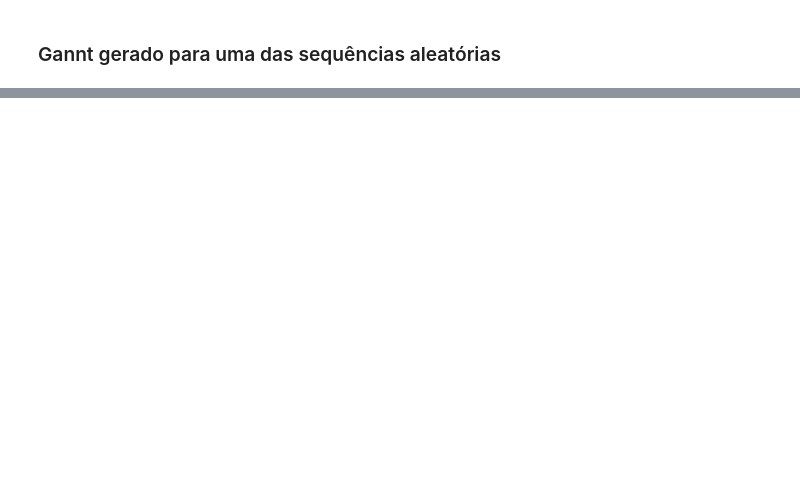
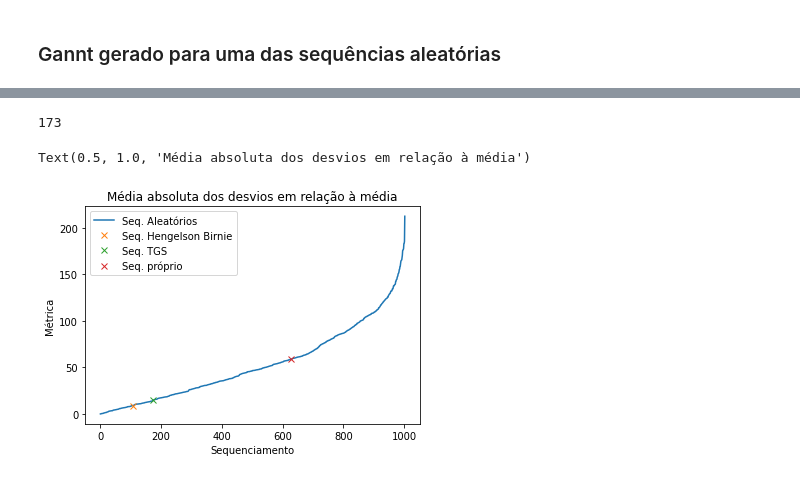
Before and after one commit to eduardolp/metodos_proj1, a Jupyter notebook: GanntGenerator.ipynb, the cells around one changed output, grey strips where cells are left out. Cells and saved outputs as stored; diff of their text form; code cells hidden in the pictures; blank space fills up the shorter version.

```diff
--- a/GanntGenerator.ipynb
+++ b/GanntGenerator.ipynb
@@ -182,0 +243,19 @@ DescribeResult(nobs=1003, minmax=(0.09359418282548448, 0.11719875346260378), mea
+# %%
+# Cria o DataFrame com as linhas representando as estações e a colunas os produtos
+arrays = [range(len(tarefasOrder)), ['Produto', 'Tempo', 'Desvio']]
+index = pd.MultiIndex.from_product(arrays, names=['Pos', 'state'])
+newmetric_df = pd.DataFrame(index=range(20), columns=index)
+
+newmetric_df.loc[:,pd.IndexSlice[:, 'Produto']]=np.array(tarefasOrder).transpose()
+newmetric_df.head()
+
+e4 = dados[3]
+
+for i in range(1000):
+    newmetric_df.loc[:, idx[i, 'Tempo']]=np.array(e4.loc[newmetric_df[i]['Produto']])
+
+for i in range(1000):
+    newmetric_df.loc[:, idx[i,'Desvio']] = newmetric_df.loc[:, idx[i,'Tempo']] - pd.Series([722]*20)
+# %%
+desvios_df = newmetric_df.loc[:, idx[:,['Desvio', 'Acumulado']]]
+desvios_df.head()
@@ -182,0 +271,3 @@ DescribeResult(nobs=1003, minmax=(0.09359418282548448, 0.11719875346260378), mea
+# %%
+acumulado = desvios_df.cumsum()
+acumulado.head()
@@ -182,0 +283,30 @@ DescribeResult(nobs=1003, minmax=(0.09359418282548448, 0.11719875346260378), mea
+# %%
+# Cálculos feitos no excel
+abs_mean_hengelson = 9.11
+abs_mean_tgs = 14.59
+abs_mean_own = 59.10
+
+random_seq = np.array(acumulado.mean(axis=0).abs())
+full_random_seq = np.append(random_seq, (abs_mean_hengelson, abs_mean_own, abs_mean_tgs))
+full_random_seq_sorted = np.sort(full_random_seq)
+
+hengelson_abs_index = full_random_seq_sorted.tolist().index(abs_mean_hengelson)
+tgs_abs_index = full_random_seq_sorted.tolist().index(abs_mean_tgs)
+own_abs_index = full_random_seq_sorted.tolist().index(abs_mean_own)
+# %%
+full_random_seq_sorted.tolist().index(abs_mean_tgs)
+# %% [output]
+173
+# %%
+fig3, ax3 = plt.subplots()
+ax3.plot(range(len(full_random_seq_sorted)), full_random_seq_sorted, label = 'Seq. Aleatórios')
+ax3.plot(hengelson_abs_index, abs_mean_hengelson, 'x', label = 'Seq. Hengelson Birnie')
+ax3.plot(tgs_abs_index, abs_mean_tgs, 'x', label = 'Seq. TGS')
+ax3.plot(own_abs_index, abs_mean_own, 'x', label = 'Seq. próprio')
+plt.legend()
+plt.xlabel('Sequenciamento')
+plt.ylabel('Métrica')
+plt.title('Média absoluta dos desvios em relação à média')
+# %% [output]
+Text(0.5, 1.0, 'Média absoluta dos desvios em relação à média')
+[figure, added]
```
Also changed, not shown: parts of 18 cells of this notebook.
